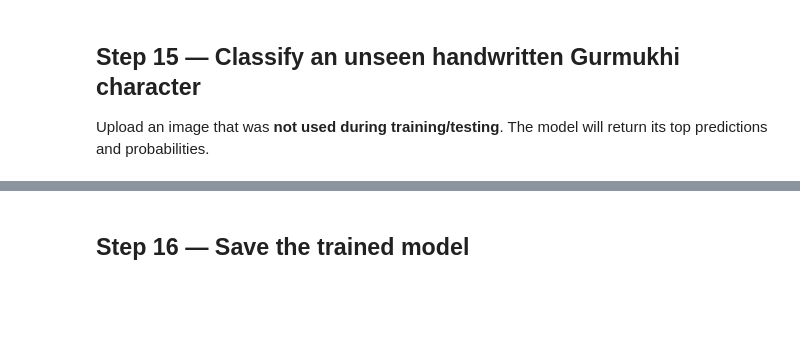
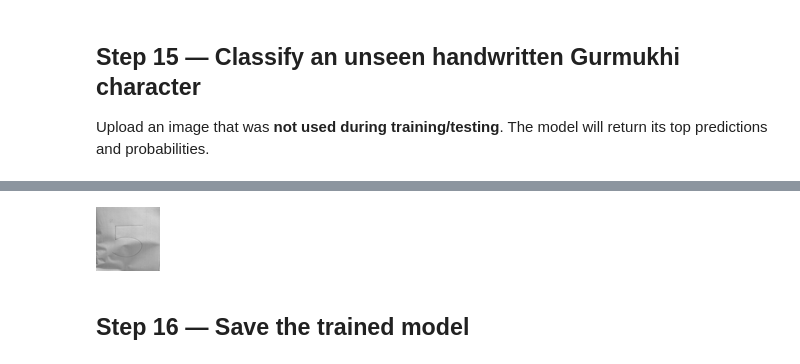
Before and after one commit to parekhkiah16/Gurmukhi-Naive-Bayes-CIS-VCG, a Jupyter notebook: notebook/Gurmukhi_Naive_Bayes_CIS_VCG.ipynb, the cells around one changed output, grey strips where cells are left out. Cells and saved outputs as stored; diff of their text form; code cells hidden in the pictures; blank space fills up the shorter version.

Commit message:
Update completed Colab notebook

```diff
--- a/notebook/Gurmukhi_Naive_Bayes_CIS_VCG.ipynb
+++ b/notebook/Gurmukhi_Naive_Bayes_CIS_VCG.ipynb
@@ -165,7 +149,7 @@ def discover_class_folders(root):
             folders.append(d)
     return folders
 
-class_folders = discover_class_folders(RAW)
+class_folders = discover_class_folders(PROJECT_RAW)
 print("Class folders found:", len(class_folders))
 
 records = []
@@ -407,0 +473,78 @@ print('Using downloaded dataset at:', REPO_ROOT)
+# %%
+from google.colab import files
+from PIL import Image, ImageOps
+import numpy as np
+from skimage.feature import hog
+
+print("Upload ONE new handwritten Gurmukhi numeral image.")
+print("The image should NOT be from the training/testing dataset.")
+
+uploaded = files.upload()
+
+if not uploaded:
+    raise ValueError("No image was uploaded.")
+
+image_path = list(uploaded.keys())[0]
+
+# Load image
+img = Image.open(image_path).convert("L")
+
+# Preprocessing — same basic preprocessing used for the project
+img = ImageOps.autocontrast(img)
+img = img.resize((64, 64))
+
+img_array = np.asarray(img, dtype=np.float32) / 255.0
+
+# HOG feature extraction
+hog_features = hog(
+    img_array,
+    orientations=9,
+    pixels_per_cell=(8, 8),
+    cells_per_block=(2, 2),
+    block_norm="L2-Hys"
+)
+
+# 4 × 4 zoning features
+zone_features = []
+
+for i in range(4):
+    for j in range(4):
+        zone = img_array[
+            i * 16:(i + 1) * 16,
+            j * 16:(j + 1) * 16
+        ]
+        zone_features.append(np.mean(zone))
+
+# Combine features
+features = np.concatenate([
+    hog_features,
+    np.array(zone_features)
+])
+
+X_unseen = features.reshape(1, -1)
+
+# Predict using trained Gaussian Naive Bayes model
+prediction = model.predict(X_unseen)[0]
+
+print("\n======================================")
+print("UNSEEN SAMPLE CLASSIFICATION")
+print("======================================")
+print("Uploaded image:", image_path)
+print("Predicted Gurmukhi numeral:", prediction)
+
+# Show probability for every class
+probabilities = model.predict_proba(X_unseen)[0]
+classes = model.classes_
+
+print("\nPrediction probabilities:")
+
+for cls, prob in sorted(
+    zip(classes, probabilities),
+    key=lambda x: x[1],
+    reverse=True
+):
+    print(f"Class {cls}: {prob:.4f} ({prob * 100:.2f}%)")
+
+# Display uploaded image
+display(img)
+# %% [output]
@@ -408,3 +573,4 @@ print('Using downloaded dataset at:', REPO_ROOT)
+[figure, added]
 # %% [markdown]
 ## Step 16 — Save the trained model
 # %%
```
Also changed, not shown: parts of 26 cells of this notebook.
